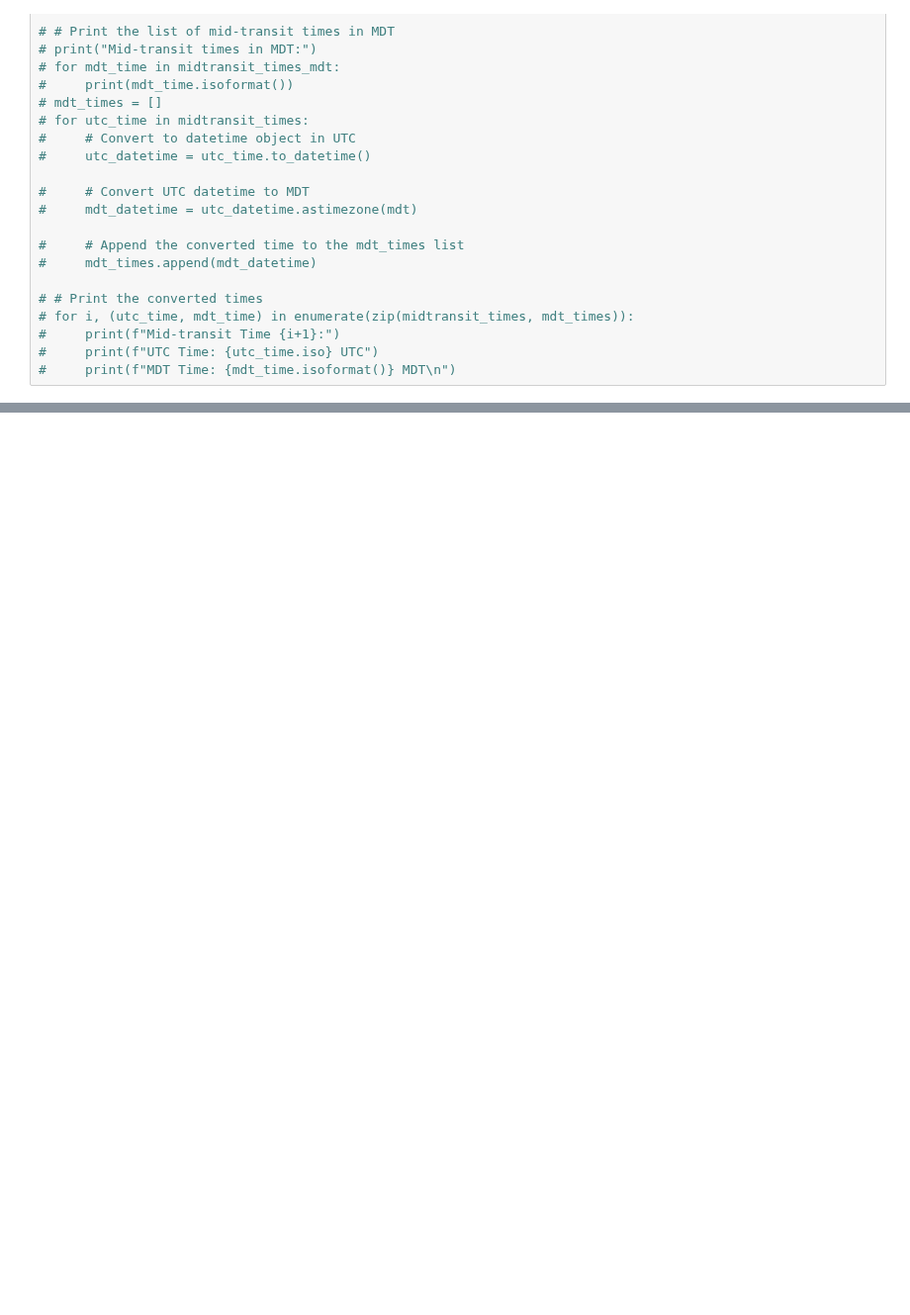
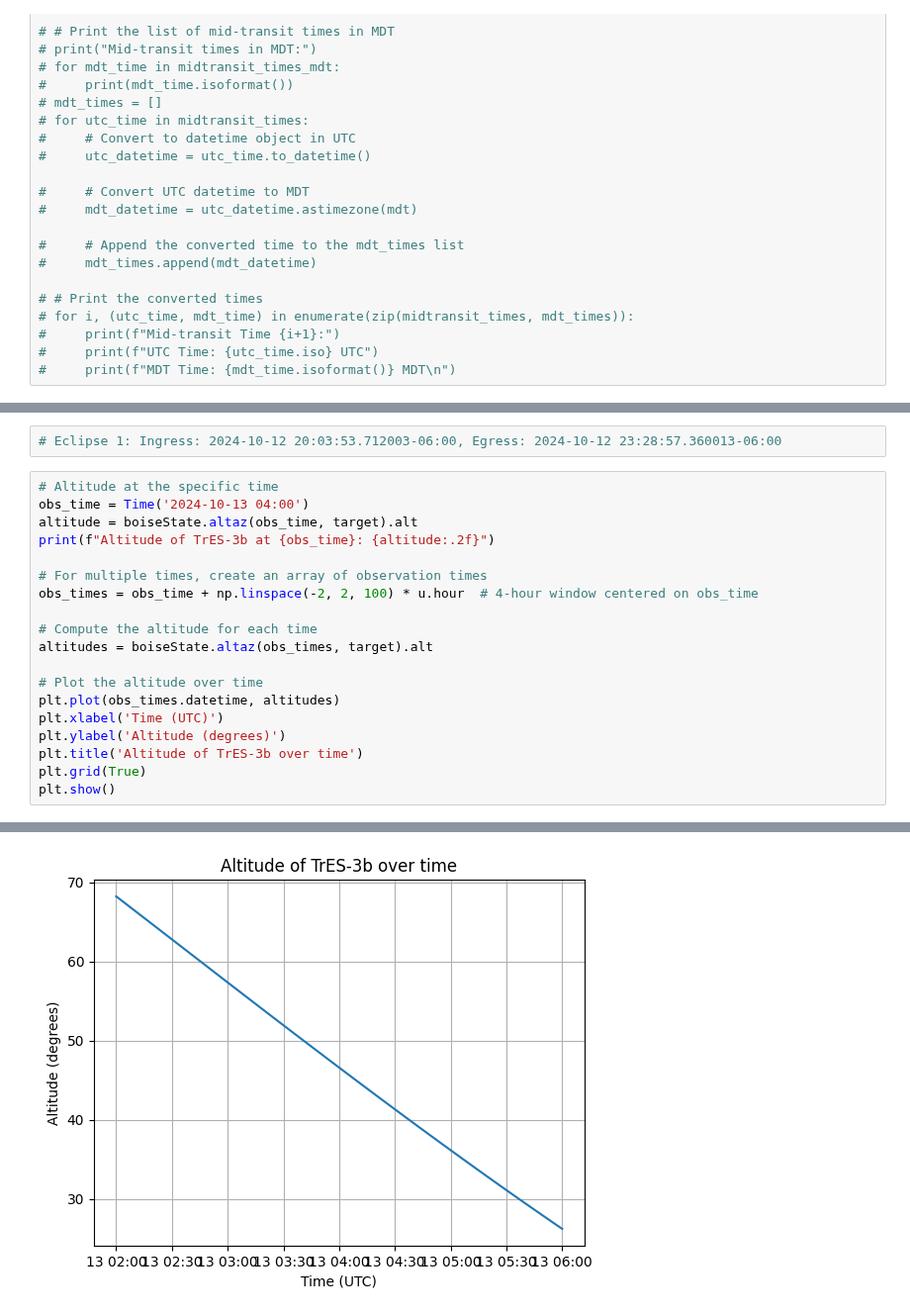
Before and after one commit to BoiseStatePlanetary/susie, a Jupyter notebook: astroplan_examples.ipynb, the cells around one changed output, grey strips where cells are left out. Shown at 99% size. Cells and saved outputs as stored; diff of their text form; blank space fills up the shorter version.

```diff
--- a/astroplan_examples.ipynb
+++ b/astroplan_examples.ipynb
@@ -194,0 +277,22 @@ Eclipse 20: Padded_Ingress: 2024-08-25 18:35:27.989, Padded_Egress: 2024-08-25 2
+# %%
+# Eclipse 1: Ingress: 2024-10-12 20:03:53.712003-06:00, Egress: 2024-10-12 23:28:57.360013-06:00
+# %%
+# Altitude at the specific time
+obs_time = Time('2024-10-13 04:00')
+altitude = boiseState.altaz(obs_time, target).alt
+print(f"Altitude of TrES-3b at {obs_time}: {altitude:.2f}")
+
+# For multiple times, create an array of observation times
+obs_times = obs_time + np.linspace(-2, 2, 100) * u.hour  # 4-hour window centered on obs_time
+
+# Compute the altitude for each time
+altitudes = boiseState.altaz(obs_times, target).alt
+
+# Plot the altitude over time
+plt.plot(obs_times.datetime, altitudes)
+plt.xlabel('Time (UTC)')
+plt.ylabel('Altitude (degrees)')
+plt.title('Altitude of TrES-3b over time')
+plt.grid(True)
+plt.show()
+# %% [output]
@@ -194,0 +300 @@ Eclipse 20: Padded_Ingress: 2024-08-25 18:35:27.989, Padded_Egress: 2024-08-25 2
+[figure, added]
```
Also changed, not shown: parts of 7 cells of this notebook, 3 other files.
